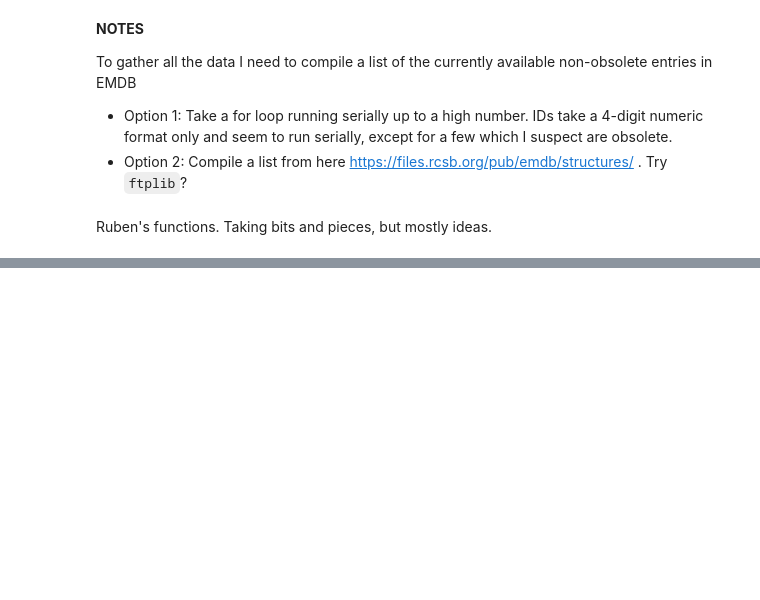
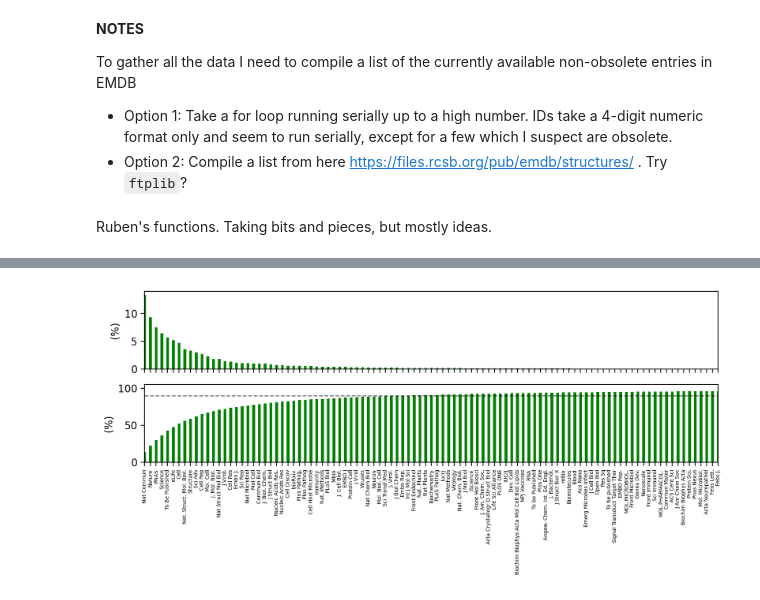
Before and after one commit to broncio123/cryodb, a Jupyter notebook: Notebook1.ipynb, the cells around one changed output, grey strips where cells are left out. Saved outputs shown, nothing was run; the diff lists cells and outputs as text; code cells hidden in the pictures; blank space fills up the shorter version.

Commit message:
updated notes to pull metadata and journal distribution analysis

```diff
--- a/Notebook1.ipynb
+++ b/Notebook1.ipynb
@@ -797,0 +963,2 @@ def downloadEMDB_halfMaps(emdbId, mapsOutDir, onlyAverage=False):
+# %%
+X = data['crossreferences']['citation_list']['primary_citation']['citation_type']['external_references']
@@ -797,0 +1144,4 @@ def downloadEMDB_halfMaps(emdbId, mapsOutDir, onlyAverage=False):
+# %%
+filepath = 'data/metadata_all_23-Feb-2023.pickle'
+with open(filepath,'rb') as fp:
+    metadata = pickle.load(fp)
@@ -797,0 +1154,14 @@ def downloadEMDB_halfMaps(emdbId, mapsOutDir, onlyAverage=False):
+# %%
+journals = []
+for k,v in metadata.items():
+    try:
+        x = (k, v['journal_abbreviation'])
+        journals.append(x)
+    except KeyError:
+        try:
+            x = (k, v['journal'])
+        except:
+            print("ERROR: ", k)
+# %%
+#journals = [(k, v['journal_abbreviation'])  for k,v in metadata.items()]
+df_journals = pd.DataFrame(journals, columns=['EMDB-ID', 'Name'])
@@ -797,0 +1185,28 @@ def downloadEMDB_halfMaps(emdbId, mapsOutDir, onlyAverage=False):
+# %%
+fig,axes = plt.subplots(2,1,figsize=(10,3),sharex=True,dpi=200)
+
+X = df_journals['Name'].value_counts()
+Y = 100*X/len(df_journals)
+
+ax = axes[0]
+Y.plot(kind='bar',
+       color='green',
+       ax=ax)
+
+ax.set_ylabel('(%)')
+ax.set_xlim(0,100)
+
+ax = axes[1]
+Y.cumsum().plot(kind='bar',
+       color='green',
+       ax=ax)
+
+ax.set_ylabel('(%)')
+ax.axhline(90,linestyle='--',color='black',lw=1, alpha=0.5)
+ax.set_xlim(0,100)
+
+plt.xticks(fontsize=5)
+
+plt.show()
+# %% [output]
+[figure, added]
```
Also changed, not shown: parts of 70 cells of this notebook, 2 other files.
